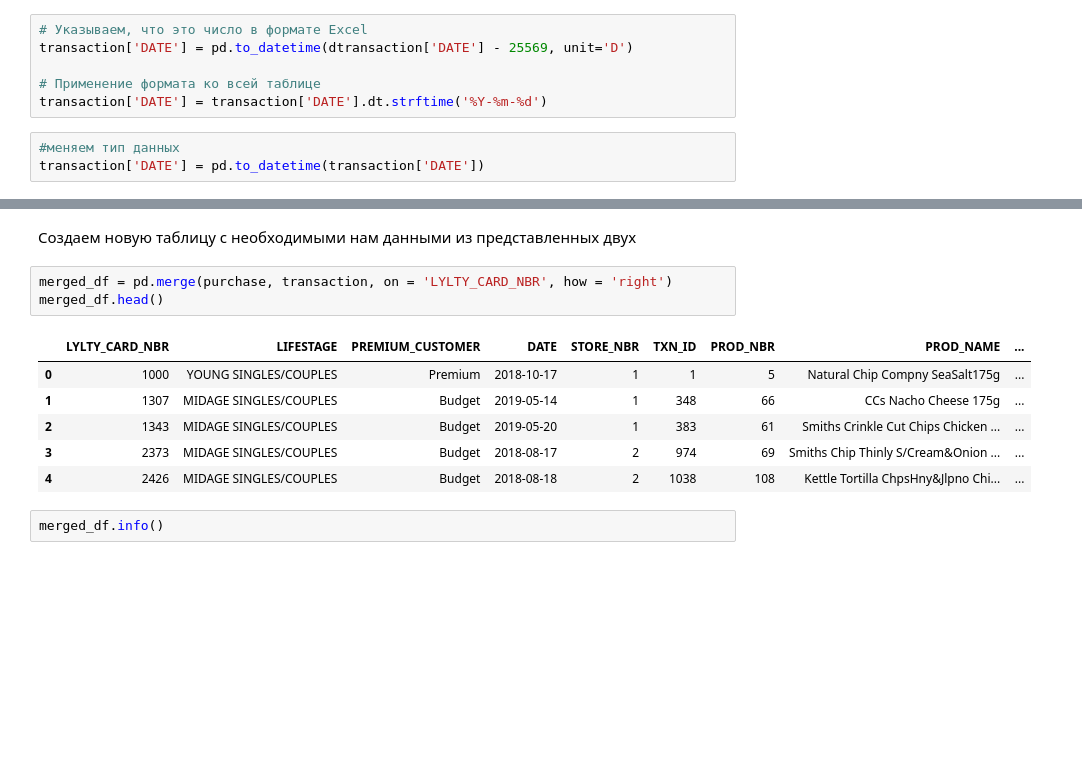
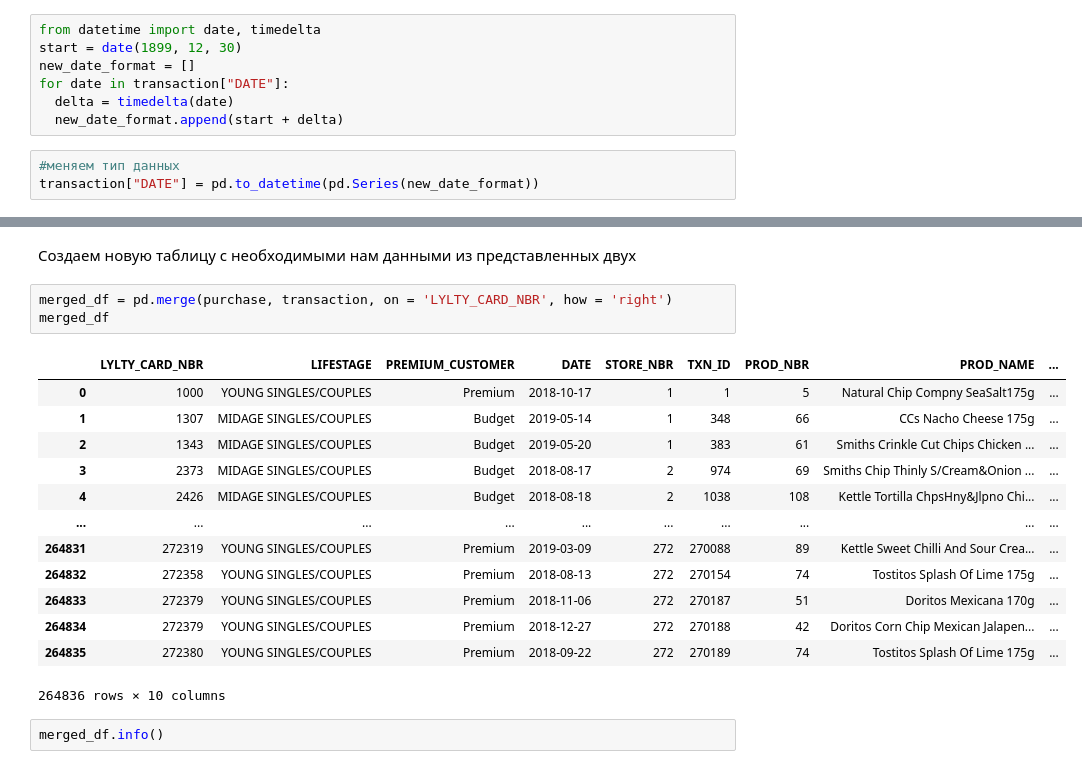
Before and after one commit to MikhailRMA/WorkSpace, a Jupyter notebook: Project_8/Project_8.ipynb, the cells around one changed output, grey strips where cells are left out. Cells and saved outputs as stored; diff of their text form; blank space fills up the shorter version.

```diff
--- a/Project_8/Project_8.ipynb
+++ b/Project_8/Project_8.ipynb
@@ -53,15 +53,16 @@ transaction.head()
 | 4 | 43330 | 2 | 2426 | 1038 | 108 | Kettle Tortilla ChpsHny&Jlpno Chi... | 3 | 13.8 |
 # %% [markdown]
 Меняем формат колонки DATE на соотвествующий
-# %%
-# Указываем, что это число в формате Excel
-transaction['DATE'] = pd.to_datetime(dtransaction['DATE'] - 25569, unit='D')
-
-# Применение формата ко всей таблице
-transaction['DATE'] = transaction['DATE'].dt.strftime('%Y-%m-%d')
+# %%
+from datetime import date, timedelta
+start = date(1899, 12, 30)
+new_date_format = []
+for date in transaction["DATE"]:
+  delta = timedelta(date)
+  new_date_format.append(start + delta)
 # %%
 #меняем тип данных
-transaction['DATE'] = pd.to_datetime(transaction['DATE'])
+transaction["DATE"] = pd.to_datetime(pd.Series(new_date_format))
 # %%
 transaction.info()
 # %% [output]
@@ -103,14 +104,21 @@ dtype: int64
 Создаем новую таблицу с необходимыми нам данными из представленных двух
 # %%
 merged_df = pd.merge(purchase, transaction, on = 'LYLTY_CARD_NBR', how = 'right')
-merged_df.head()
+merged_df
 # %% [output]
 |  | LYLTY_CARD_NBR | LIFESTAGE | PREMIUM_CUSTOMER | DATE | STORE_NBR | TXN_ID | PROD_NBR | PROD_NAME | ... |
 | 0 | 1000 | YOUNG SINGLES/COUPLES | Premium | 2018-10-17 | 1 | 1 | 5 | Natural Chip Compny SeaSalt175g | ... |
 | 1 | 1307 | MIDAGE SINGLES/COUPLES | Budget | 2019-05-14 | 1 | 348 | 66 | CCs Nacho Cheese 175g | ... |
 | 2 | 1343 | MIDAGE SINGLES/COUPLES | Budget | 2019-05-20 | 1 | 383 | 61 | Smiths Crinkle Cut Chips Chicken ... | ... |
 | 3 | 2373 | MIDAGE SINGLES/COUPLES | Budget | 2018-08-17 | 2 | 974 | 69 | Smiths Chip Thinly S/Cream&Onion ... | ... |
 | 4 | 2426 | MIDAGE SINGLES/COUPLES | Budget | 2018-08-18 | 2 | 1038 | 108 | Kettle Tortilla ChpsHny&Jlpno Chi... | ... |
+| ... | ... | ... | ... | ... | ... | ... | ... | ... | ... |
+| 264831 | 272319 | YOUNG SINGLES/COUPLES | Premium | 2019-03-09 | 272 | 270088 | 89 | Kettle Sweet Chilli And Sour Crea... | ... |
+| 264832 | 272358 | YOUNG SINGLES/COUPLES | Premium | 2018-08-13 | 272 | 270154 | 74 | Tostitos Splash Of Lime 175g | ... |
+| 264833 | 272379 | YOUNG SINGLES/COUPLES | Premium | 2018-11-06 | 272 | 270187 | 51 | Doritos Mexicana 170g | ... |
+| 264834 | 272379 | YOUNG SINGLES/COUPLES | Premium | 2018-12-27 | 272 | 270188 | 42 | Doritos Corn Chip Mexican Jalapen... | ... |
+| 264835 | 272380 | YOUNG SINGLES/COUPLES | Premium | 2018-09-22 | 272 | 270189 | 74 | Tostitos Splash Of Lime 175g | ... |
+264836 rows × 10 columns
 # %%
 merged_df.info()
 # %% [output]
```
Also changed, not shown: parts of 42 cells of this notebook, 1 other file.
